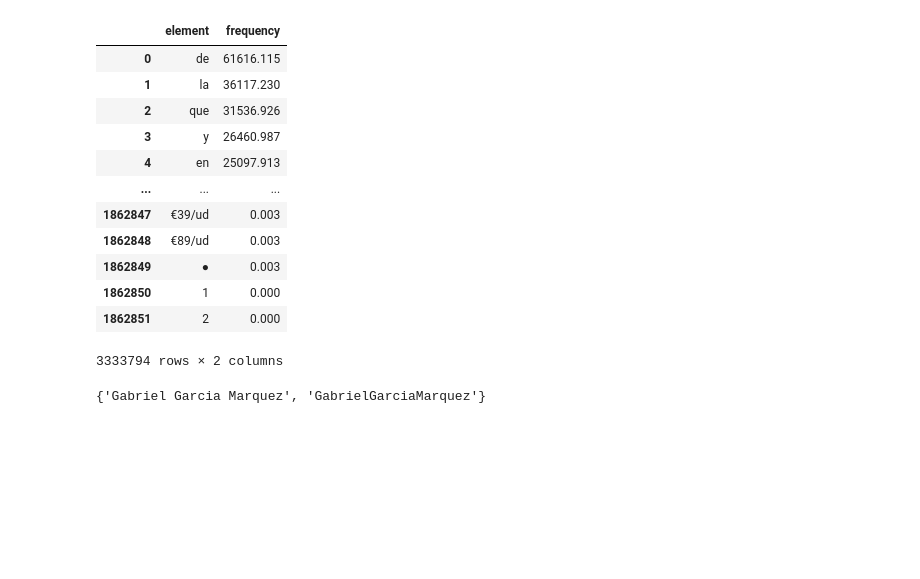
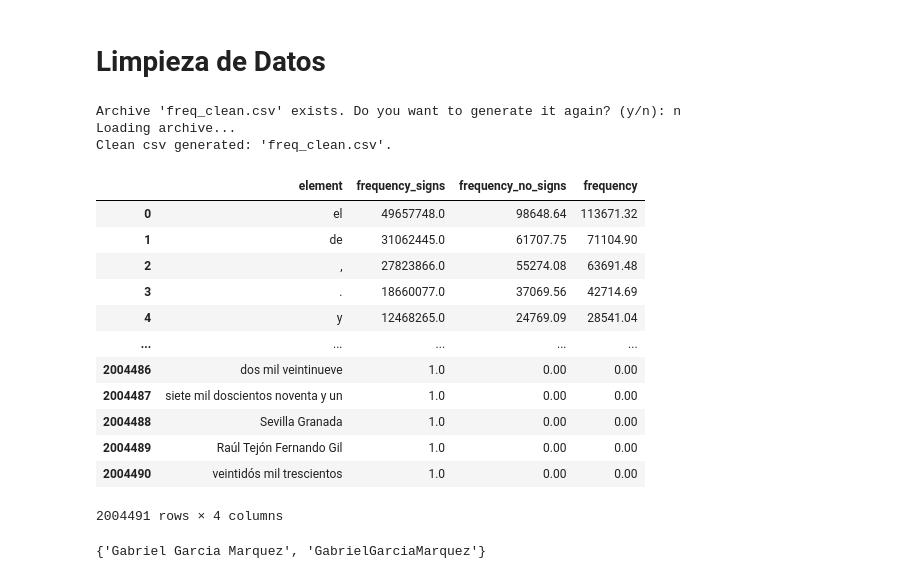
Before and after one commit to dafmontenegro/semanticdictgen-wpa2-es, a Jupyter notebook: semanticdictgen-wpa2-es.ipynb, the cells around one changed output. Cells and saved outputs as stored; diff of their text form; code cells hidden in the pictures; blank space fills up the shorter version.

```diff
--- a/semanticdictgen-wpa2-es.ipynb
+++ b/semanticdictgen-wpa2-es.ipynb
@@ -7,25 +8,67 @@ import itertools
 import unidecode
 import collections
 import matplotlib.pyplot
-# %%
-spelling_forms = pandas.read_csv("frecuencia_formas_ortograficas_1_0_junio_2023.txt", sep="\t", usecols=["element", "frequency"], keep_default_na=False)
-mottos = pandas.read_csv("frecuencia_lemas_corpes_1_0_junio_2023.txt", sep="\t", usecols=["element", "frequency"], keep_default_na=False)
-corpes_sf_m = pandas.concat([spelling_forms, mottos])
-corpes_sf_m
-# %% [output]
-|  | element | frequency |
-| 0 | de | 61616.115 |
-| 1 | la | 36117.230 |
-| 2 | que | 31536.926 |
-| 3 | y | 26460.987 |
-| 4 | en | 25097.913 |
-| ... | ... | ... |
-| 1862847 | €39/ud | 0.003 |
-| 1862848 | €89/ud | 0.003 |
-| 1862849 | ● | 0.003 |
-| 1862850 | 1 | 0.000 |
-| 1862851 | 2 | 0.000 |
-3333794 rows × 2 columns
+# %% [markdown]
+# Limpieza de Datos
+# %%
+csv_output = "freq_clean.csv"
+dataset = "frecuencia_lemas_corpes_1_3.txt"
+
+# Verificar si ya existe el archivo limpio
+if os.path.exists(csv_output):
+    respuesta = input(f"Archive '{csv_output}' exists. Do you want to generate it again? (y/n): ").strip().lower()
+    if respuesta != 'y':
+        print("Loading archive...")
+        corpes_df = pandas.read_csv(csv_output)
+    else:
+        generate = True
+else:
+    generate = True
+
+if 'generate' in locals() and generate:
+    with open(dataset, "r", encoding="utf-8") as f:
+        lines = f.readlines()
+
+    clean_rows = []
+
+    # Expresión regular para extraer los campos ignorando etiquetas como T, P, etc.
+    for line in lines:
+        match = re.match(r'^(.+?)\s+[A-Z]\s+([\d.,]+)\s+([\d.,]+)\s+([\d.,]+)', line)
+        if match:
+            element = match.group(1).strip()
+            freq_signs = float(match.group(2).replace(",", "").replace(".", ""))
+            freq_sin_signs = float(match.group(3).replace(",", ""))
+            freq_normal = float(match.group(4).replace(",", ""))
+            clean_rows.append([element, freq_signs, freq_sin_signs, freq_normal])
+
+    corpes_df = pandas.DataFrame(clean_rows, columns=[
+        "element",
+        "frequency_signs",       # Frecuencia con signos ortográficos
+        "frequency_no_signs",    # Frecuencia sin signos ortográficos
+        "frequency"              # Frecuencia normal
+    ])
+
+    corpes_df.to_csv(csv_output, index=False)
+    print(f"Clean csv generated: '{csv_output}'.")
+
+corpes_df
+# %% [output]
+Archive 'freq_clean.csv' exists. Do you want to generate it again? (y/n): n
+Loading archive...
+Clean csv generated: 'freq_clean.csv'.
+|  | element | frequency_signs | frequency_no_signs | frequency |
+| 0 | el | 49657748.0 | 98648.64 | 113671.32 |
+| 1 | de | 31062445.0 | 61707.75 | 71104.90 |
+| 2 | , | 27823866.0 | 55274.08 | 63691.48 |
+| 3 | . | 18660077.0 | 37069.56 | 42714.69 |
+| 4 | y | 12468265.0 | 24769.09 | 28541.04 |
+| ... | ... | ... | ... | ... |
+| 2004486 | dos mil veintinueve | 1.0 | 0.00 | 0.00 |
+| 2004487 | siete mil doscientos noventa y un | 1.0 | 0.00 | 0.00 |
+| 2004488 | Sevilla Granada | 1.0 | 0.00 | 0.00 |
+| 2004489 | Raúl Tejón Fernando Gil | 1.0 | 0.00 | 0.00 |
+| 2004490 | veintidós mil trescientos | 1.0 | 0.00 | 0.00 |
+2004491 rows × 4 columns
 # %%
 def transliterate(string):
     if 0 < len(string) < 64:
```
Also changed, not shown: parts of 15 cells of this notebook, 2 other files.
